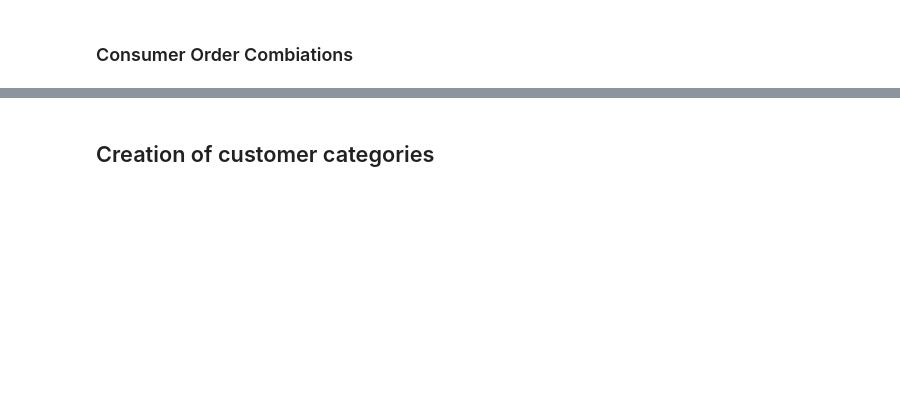
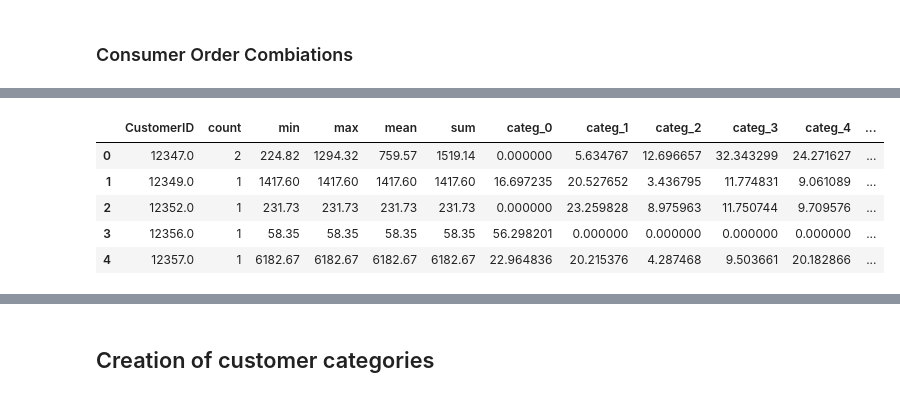
Before and after one commit to vukhanh09/customer_segmentation, a Jupyter notebook: src/Insight/insight.ipynb, the cells around one changed output, grey strips where cells are left out. Saved outputs shown, nothing was run; the diff lists cells and outputs as text; code cells hidden in the pictures; blank space fills up the shorter version.

```diff
--- a/src/Insight/insight.ipynb
+++ b/src/Insight/insight.ipynb
@@ -639,3 +645,12 @@ transaction_per_user.sort_values('CustomerID', ascending = True)[:5]
+# %%
+transaction_per_user_test.sort_values('CustomerID', ascending = True)[:5]
+# %% [output]
+|  | CustomerID | count | min | max | mean | sum | categ_0 | categ_1 | categ_2 | categ_3 | categ_4 | ... |
+| 0 | 12347.0 | 2 | 224.82 | 1294.32 | 759.57 | 1519.14 | 0.000000 | 5.634767 | 12.696657 | 32.343299 | 24.271627 | ... |
+| 1 | 12349.0 | 1 | 1417.60 | 1417.60 | 1417.60 | 1417.60 | 16.697235 | 20.527652 | 3.436795 | 11.774831 | 9.061089 | ... |
+| 2 | 12352.0 | 1 | 231.73 | 231.73 | 231.73 | 231.73 | 0.000000 | 23.259828 | 8.975963 | 11.750744 | 9.709576 | ... |
+| 3 | 12356.0 | 1 | 58.35 | 58.35 | 58.35 | 58.35 | 56.298201 | 0.000000 | 0.000000 | 0.000000 | 0.000000 | ... |
+| 4 | 12357.0 | 1 | 6182.67 | 6182.67 | 6182.67 | 6182.67 | 22.964836 | 20.215376 | 4.287468 | 9.503661 | 20.182866 | ... |
 # %%
 last_date = basket_price['InvoiceDate'].max().date()
 first_registration = pd.DataFrame(basket_price.groupby(by=['CustomerID'])['InvoiceDate'].min())
```
Also changed, not shown: parts of 31 cells of this notebook, 7 other files.
